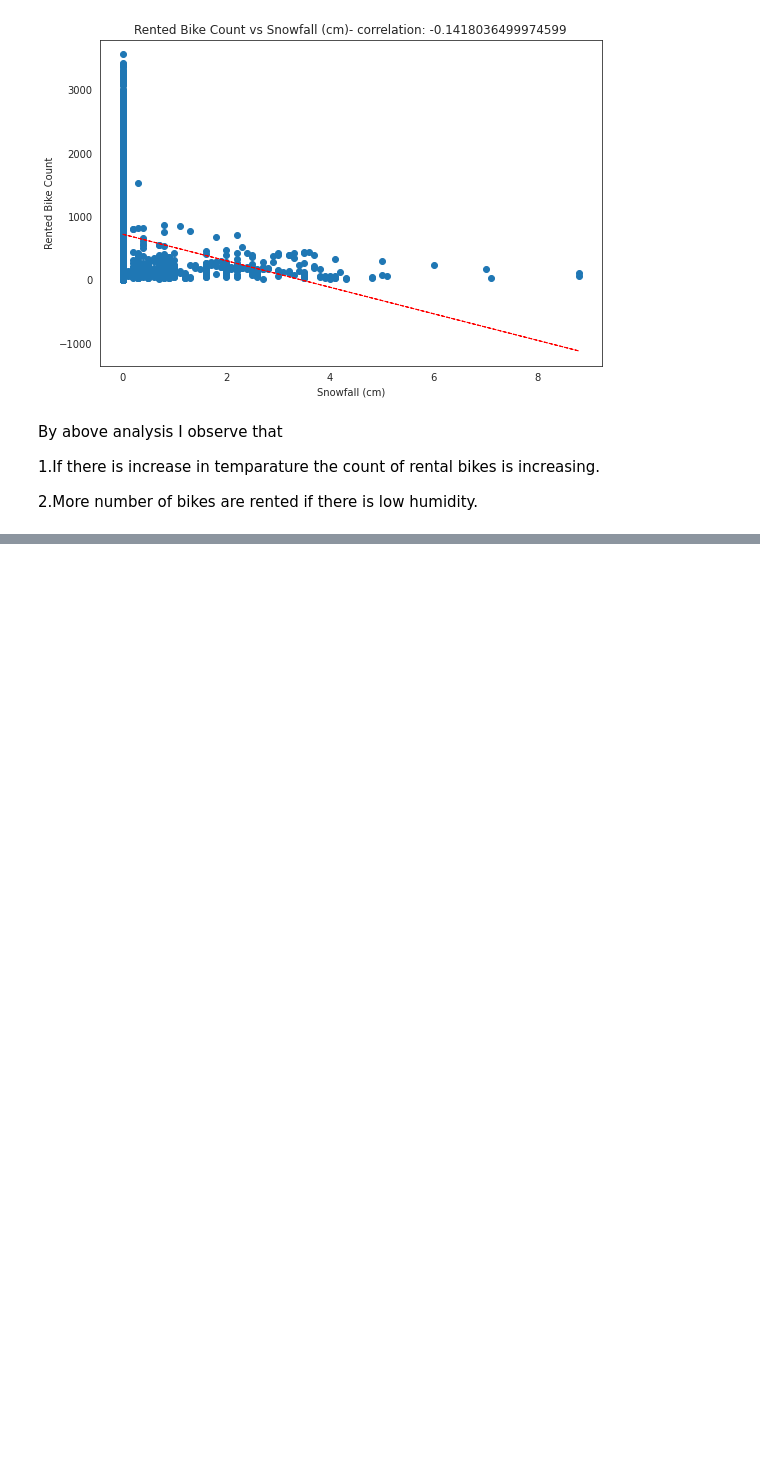
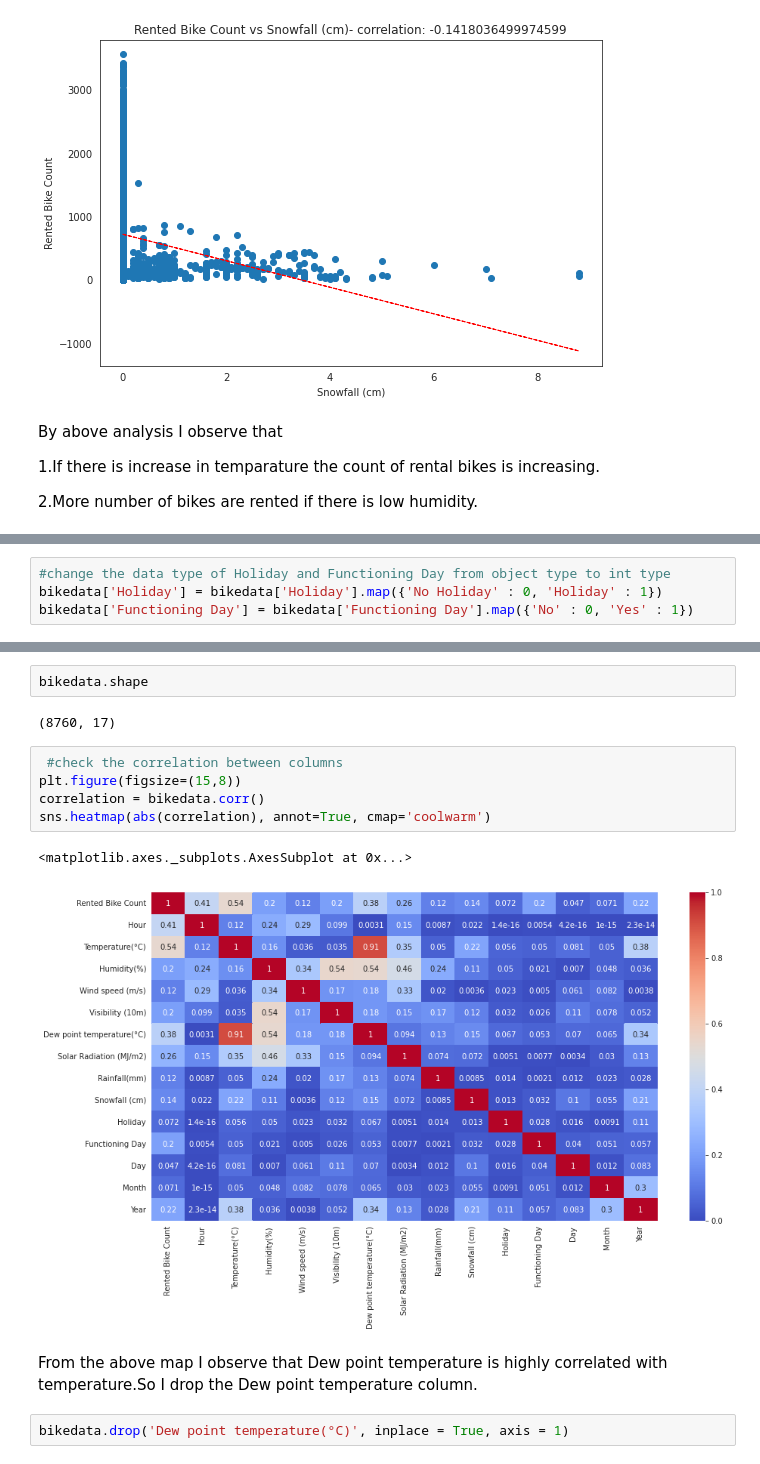
Before and after one commit to m123m12/Rental-Bike-Sharing-Demand-Prediction, a Jupyter notebook: Bike_Sharing_Demand_Prediction.ipynb, the cells around one changed output, grey strips where cells are left out. Cells and saved outputs as stored; diff of their text form; blank space fills up the shorter version.

```diff
--- a/Bike_Sharing_Demand_Prediction.ipynb
+++ b/Bike_Sharing_Demand_Prediction.ipynb
@@ -328,0 +331,4 @@ By above analysis I observe that
+# %%
+#change the data type of Holiday and Functioning Day from object type to int type
+bikedata['Holiday'] = bikedata['Holiday'].map({'No Holiday' : 0, 'Holiday' : 1})
+bikedata['Functioning Day'] = bikedata['Functioning Day'].map({'No' : 0, 'Yes' : 1})
@@ -328,0 +344,16 @@ By above analysis I observe that
+# %%
+bikedata.shape
+# %% [output]
+(8760, 17)
+# %%
+ #check the correlation between columns
+plt.figure(figsize=(15,8))
+correlation = bikedata.corr()
+sns.heatmap(abs(correlation), annot=True, cmap='coolwarm')
+# %% [output]
+<matplotlib.axes._subplots.AxesSubplot at 0x...>
+[figure, added]
+# %% [markdown]
+From the above map I observe that Dew point temperature is highly correlated with temperature.So I drop the Dew point temperature column.
+# %%
+bikedata.drop('Dew point temperature(°C)', inplace = True, axis = 1)
```
Also changed, not shown: parts of 2 cells of this notebook.
